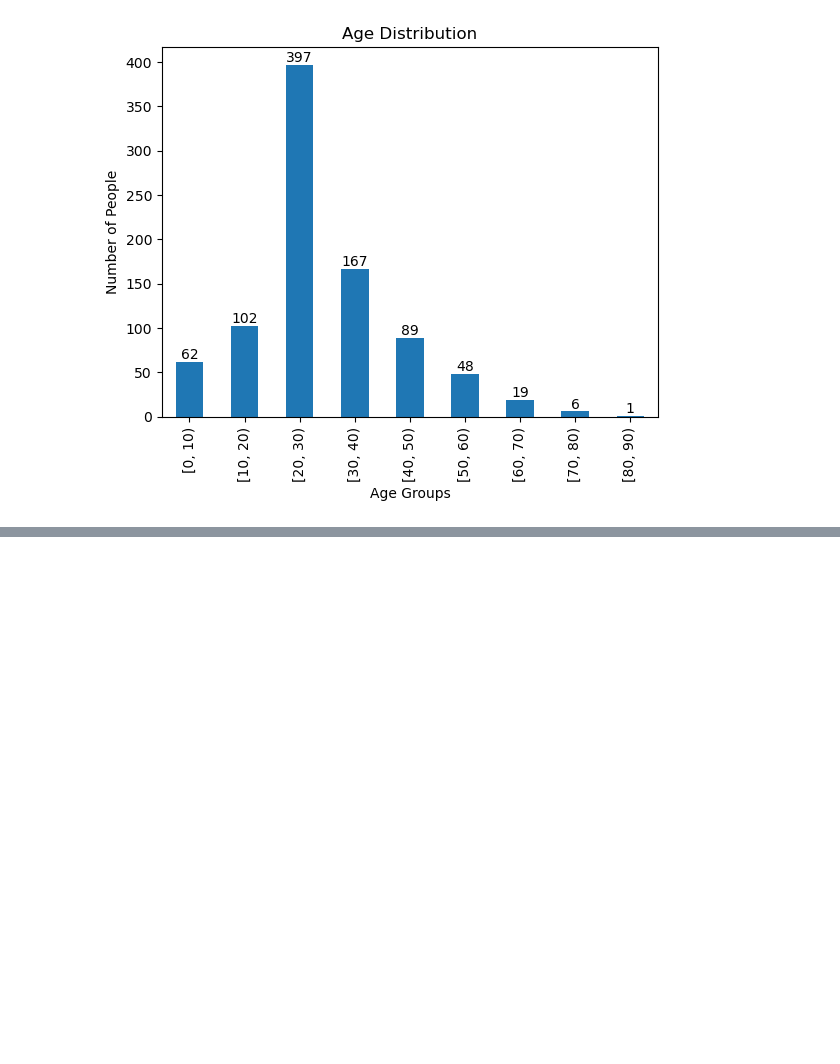
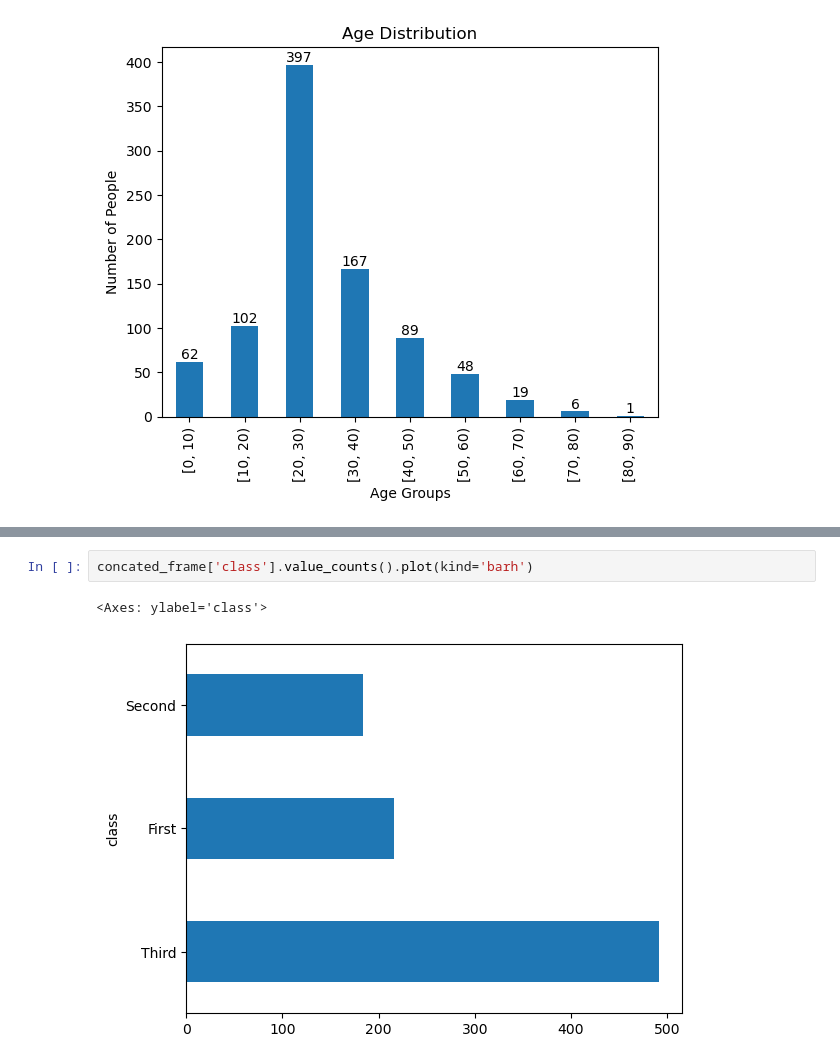
Before and after one commit to Ibraheem-Halasah22/Titanic_Prediction, a Jupyter notebook: titanic_predtctions.ipynb, the cells around one changed output, grey strips where cells are left out. Cells and saved outputs as stored; diff of their text form; blank space fills up the shorter version.

```diff
--- a/titanic_predtctions.ipynb
+++ b/titanic_predtctions.ipynb
@@ -108,0 +114,5 @@ for i, count in enumerate(grouped_counts):
+# %%
+concated_frame['class'].value_counts().plot(kind='barh')
+# %% [output]
+<Axes: ylabel='class'>
+[figure, added]
```
Also changed, not shown: parts of 3 cells of this notebook.
